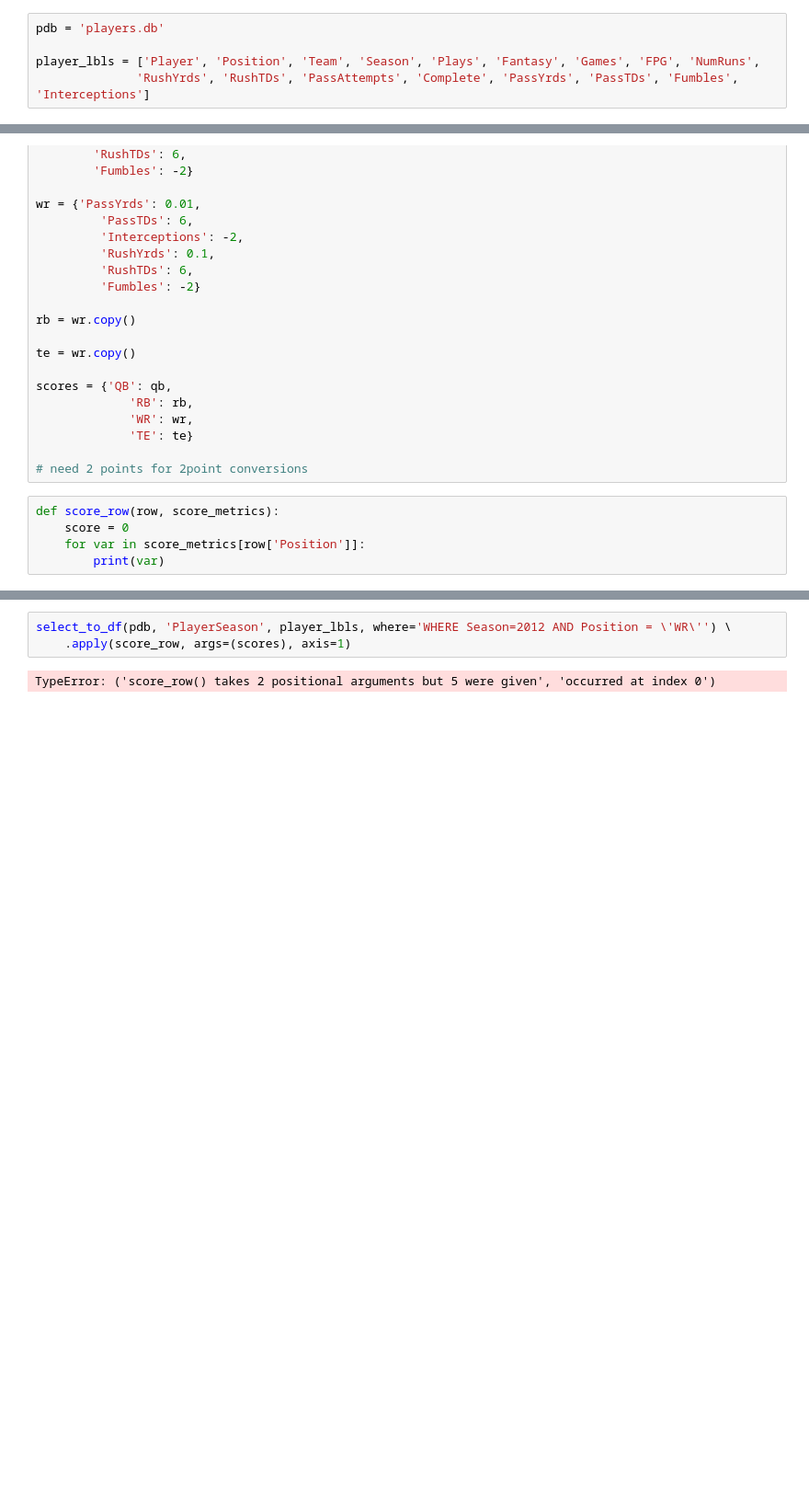
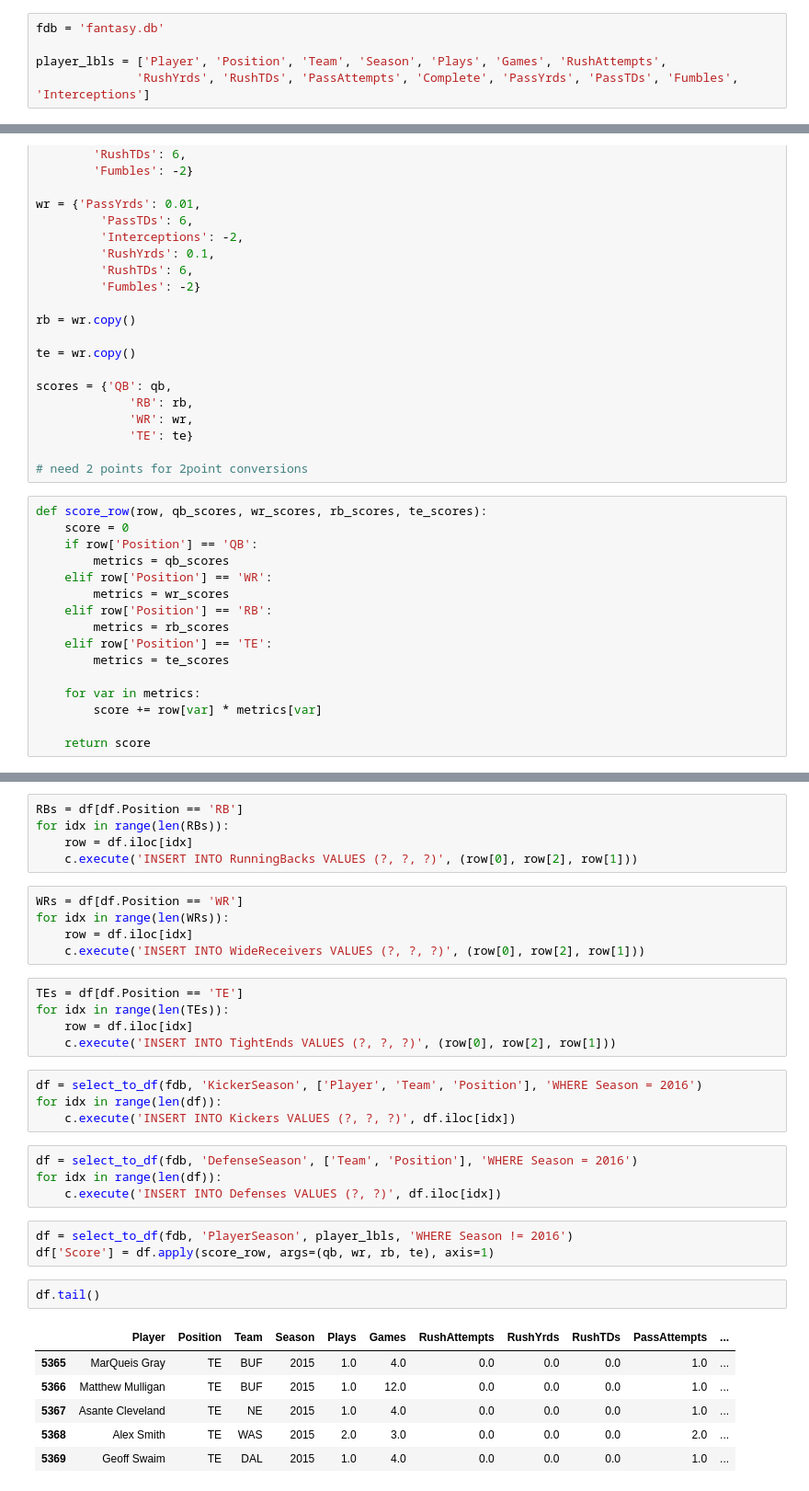
Before and after one commit to ktanemura/Gridiron-Guru, a Jupyter notebook: PlayerRanking/Fantasy Ranking.ipynb, the cells around one changed output, grey strips where cells are left out. Shown at 92% size. Cells and saved outputs as stored; diff of their text form; blank space fills up the shorter version.

```diff
--- a/PlayerRanking/Fantasy Ranking.ipynb
+++ b/PlayerRanking/Fantasy Ranking.ipynb
@@ -9,7 +73,7 @@ from sqlite_api import *
 # %%
-pdb = 'players.db'
+fdb = 'fantasy.db'
 
-player_lbls = ['Player', 'Position', 'Team', 'Season', 'Plays', 'Fantasy', 'Games', 'FPG', 'NumRuns',
+player_lbls = ['Player', 'Position', 'Team', 'Season', 'Plays', 'Games', 'RushAttempts',
               'RushYrds', 'RushTDs', 'PassAttempts', 'Complete', 'PassYrds', 'PassTDs', 'Fumbles', 'Interceptions']
 # %%
 ## Scoring metrics
@@ -38,8 +102,19 @@ scores = {'QB': qb,
              'TE': te}
 
 # need 2 points for 2point conversions
-# %%
-def score_row(row, score_metrics):
-    score = 0
-    for var in score_metrics[row['Position']]:
-        print(var)
+# %%
+def score_row(row, qb_scores, wr_scores, rb_scores, te_scores):
+    score = 0
+    if row['Position'] == 'QB':
+        metrics = qb_scores
+    elif row['Position'] == 'WR':
+        metrics = wr_scores
+    elif row['Position'] == 'RB':
+        metrics = rb_scores
+    elif row['Position'] == 'TE':
+        metrics = te_scores
+
+    for var in metrics:
+        score += row[var] * metrics[var]
+
+    return score
@@ -46,5 +159,35 @@ def score_row(row, score_metrics):
+# %%
+RBs = df[df.Position == 'RB']
+for idx in range(len(RBs)):
+    row = df.iloc[idx]
+    c.execute('INSERT INTO RunningBacks VALUES (?, ?, ?)', (row[0], row[2], row[1]))
+# %%
+WRs = df[df.Position == 'WR']
+for idx in range(len(WRs)):
+    row = df.iloc[idx]
+    c.execute('INSERT INTO WideReceivers VALUES (?, ?, ?)', (row[0], row[2], row[1]))
+# %%
+TEs = df[df.Position == 'TE']
+for idx in range(len(TEs)):
+    row = df.iloc[idx]
+    c.execute('INSERT INTO TightEnds VALUES (?, ?, ?)', (row[0], row[2], row[1]))
+# %%
+df = select_to_df(fdb, 'KickerSeason', ['Player', 'Team', 'Position'], 'WHERE Season = 2016')
+for idx in range(len(df)):
+    c.execute('INSERT INTO Kickers VALUES (?, ?, ?)', df.iloc[idx])
+# %%
+df = select_to_df(fdb, 'DefenseSeason', ['Team', 'Position'], 'WHERE Season = 2016')
+for idx in range(len(df)):
+    c.execute('INSERT INTO Defenses VALUES (?, ?)', df.iloc[idx])
 # %%
-select_to_df(pdb, 'PlayerSeason', player_lbls, where='WHERE Season=2012 AND Position = \'WR\'') \
-    .apply(score_row, args=(scores), axis=1)
+df = select_to_df(fdb, 'PlayerSeason', player_lbls, 'WHERE Season != 2016')
+df['Score'] = df.apply(score_row, args=(qb, wr, rb, te), axis=1)
-# %% [output]
-TypeError: ('score_row() takes 2 positional arguments but 5 were given', 'occurred at index 0')
+# %%
+df.tail()
+# %% [output]
+|  | Player | Position | Team | Season | Plays | Games | RushAttempts | RushYrds | RushTDs | PassAttempts | ... |
+| 5365 | MarQueis Gray | TE | BUF | 2015 | 1.0 | 4.0 | 0.0 | 0.0 | 0.0 | 1.0 | ... |
+| 5366 | Matthew Mulligan | TE | BUF | 2015 | 1.0 | 12.0 | 0.0 | 0.0 | 0.0 | 1.0 | ... |
+| 5367 | Asante Cleveland | TE | NE | 2015 | 1.0 | 4.0 | 0.0 | 0.0 | 0.0 | 1.0 | ... |
+| 5368 | Alex Smith | TE | WAS | 2015 | 2.0 | 3.0 | 0.0 | 0.0 | 0.0 | 2.0 | ... |
+| 5369 | Geoff Swaim | TE | DAL | 2015 | 1.0 | 4.0 | 0.0 | 0.0 | 0.0 | 1.0 | ... |
```
Also changed, not shown: parts of 14 cells of this notebook, 1 other file.
